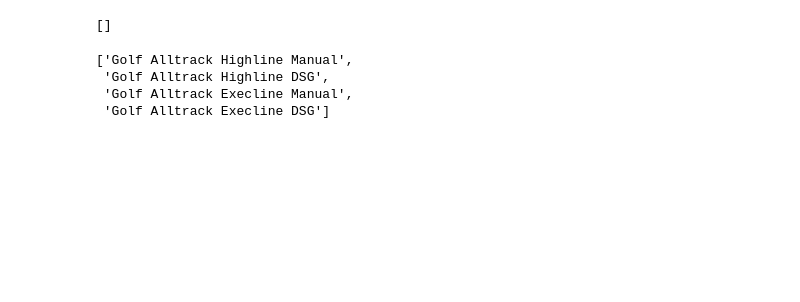
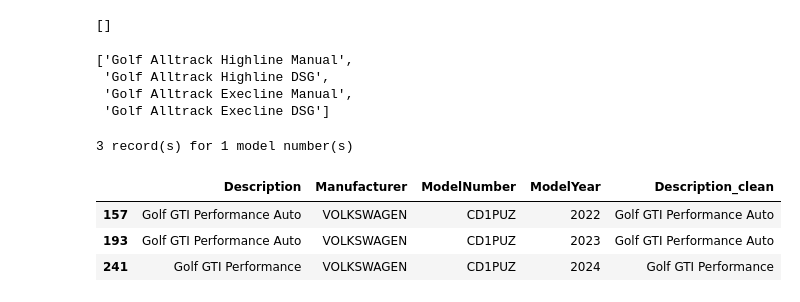
Before and after one commit to MeliPax/OEM_Accessories_v1, a Jupyter notebook: source_code/VW/oem_access_data_analysis.ipynb, the cells around one changed output. Saved outputs shown, nothing was run; the diff lists cells and outputs as text; code cells hidden in the pictures; blank space fills up the shorter version.

```diff
--- a/source_code/VW/oem_access_data_analysis.ipynb
+++ b/source_code/VW/oem_access_data_analysis.ipynb
@@ -960,3 +960,40 @@ vw_models_df[vw_models_df["Description"].str.contains("alltrack", case=False, re
  'Golf Alltrack Highline DSG',
  'Golf Alltrack Execline Manual',
  'Golf Alltrack Execline DSG']
+# %%
+# show the records whose model number is one of the given values (case-insensitive, ignores leading/trailing spaces)
+# model_numbers: a single model number or a list of them, e.g. "AU22M2" or ["AU22M2", "BU33MS"]
+# years: a single year or a list/range of years, only records in those years are kept
+# model numbers with no record are listed in the printed summary
+def show_records_by_model_number(df, model_numbers, column='ModelNumber', years=None, year_column='ModelYear'):
+    model_numbers = [model_numbers] if isinstance(model_numbers, str) else list(model_numbers)
+    targets = [str(m).strip().upper() for m in model_numbers]
+    values = df[column].astype(str).str.strip().str.upper()
+
+    mask = values.isin(targets)
+
+    if years is not None:
+        years = [years] if isinstance(years, (int, str)) else list(years)
+        years = [int(y) for y in years]
+        mask &= pd.to_numeric(df[year_column], errors='coerce').isin(years)
+
+    sort_columns = [c for c in (column, year_column) if c in df.columns]
+    matches = df[mask].sort_values(sort_columns)
+
+    not_found = [m for m in targets if m not in set(values[mask])]
+    years_note = f", years {years}" if years is not None else ""
+    print(f"{len(matches)} record(s) for {len(targets)} model number(s){years_note}")
+    if not_found:
+        print(f"No record for: {', '.join(not_found)}")
+    return matches
+# %%
+
+# show_records_by_model_number(vw_models_df, "AU22M2")
+# show_records_by_model_number(vw_models_df, ["AU22M2", "AU22MS"], years=[2020, 2021])
+show_records_by_model_number(vw_models_df, ["CD1PUZ"])
+# %% [output]
+3 record(s) for 1 model number(s)
+|  | Description | Manufacturer | ModelNumber | ModelYear | Description_clean |
+| 157 | Golf GTI Performance Auto | VOLKSWAGEN | CD1PUZ | 2022 | Golf GTI Performance Auto |
+| 193 | Golf GTI Performance Auto | VOLKSWAGEN | CD1PUZ | 2023 | Golf GTI Performance Auto |
+| 241 | Golf GTI Performance | VOLKSWAGEN | CD1PUZ | 2024 | Golf GTI Performance |
```
Also changed, not shown: 57 other files.
